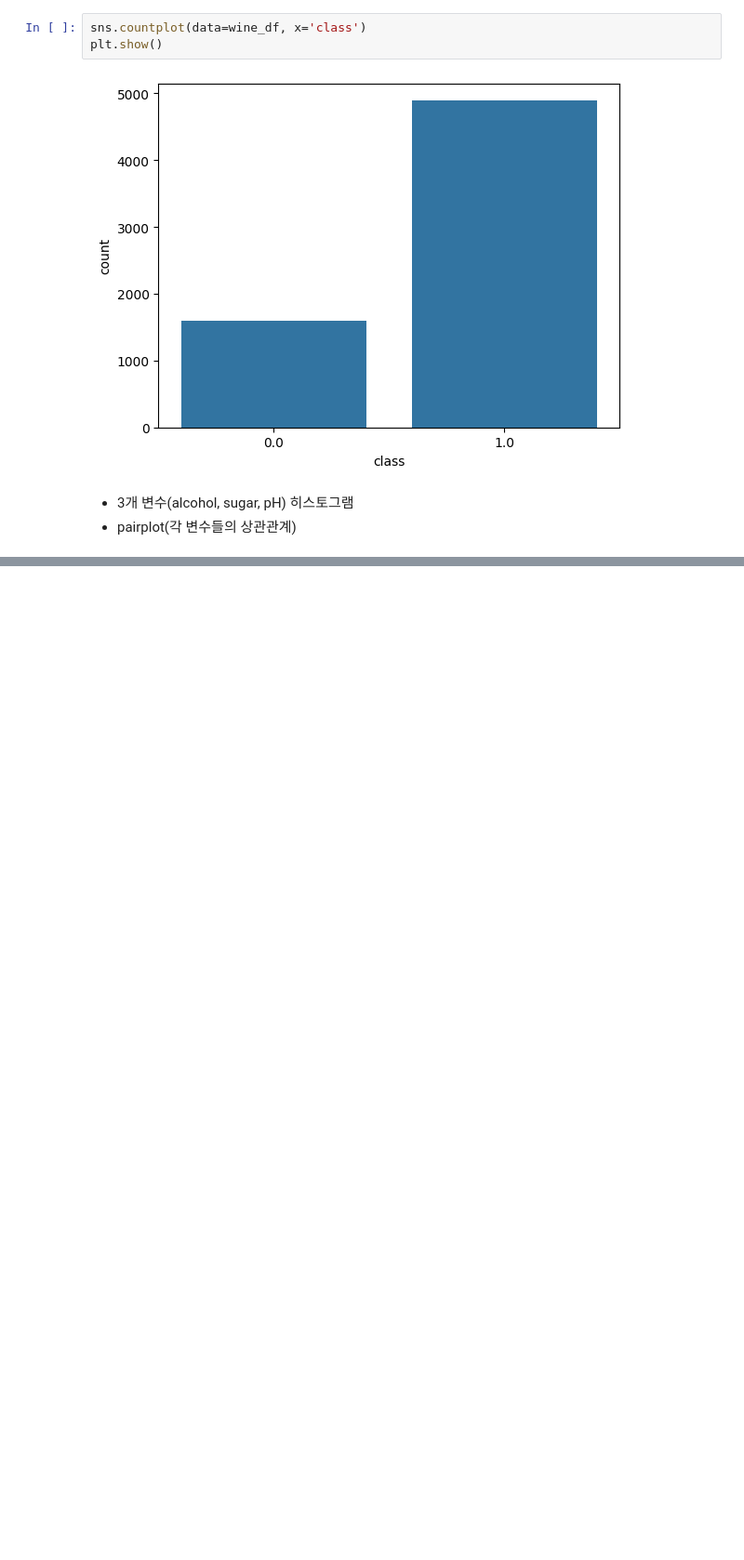
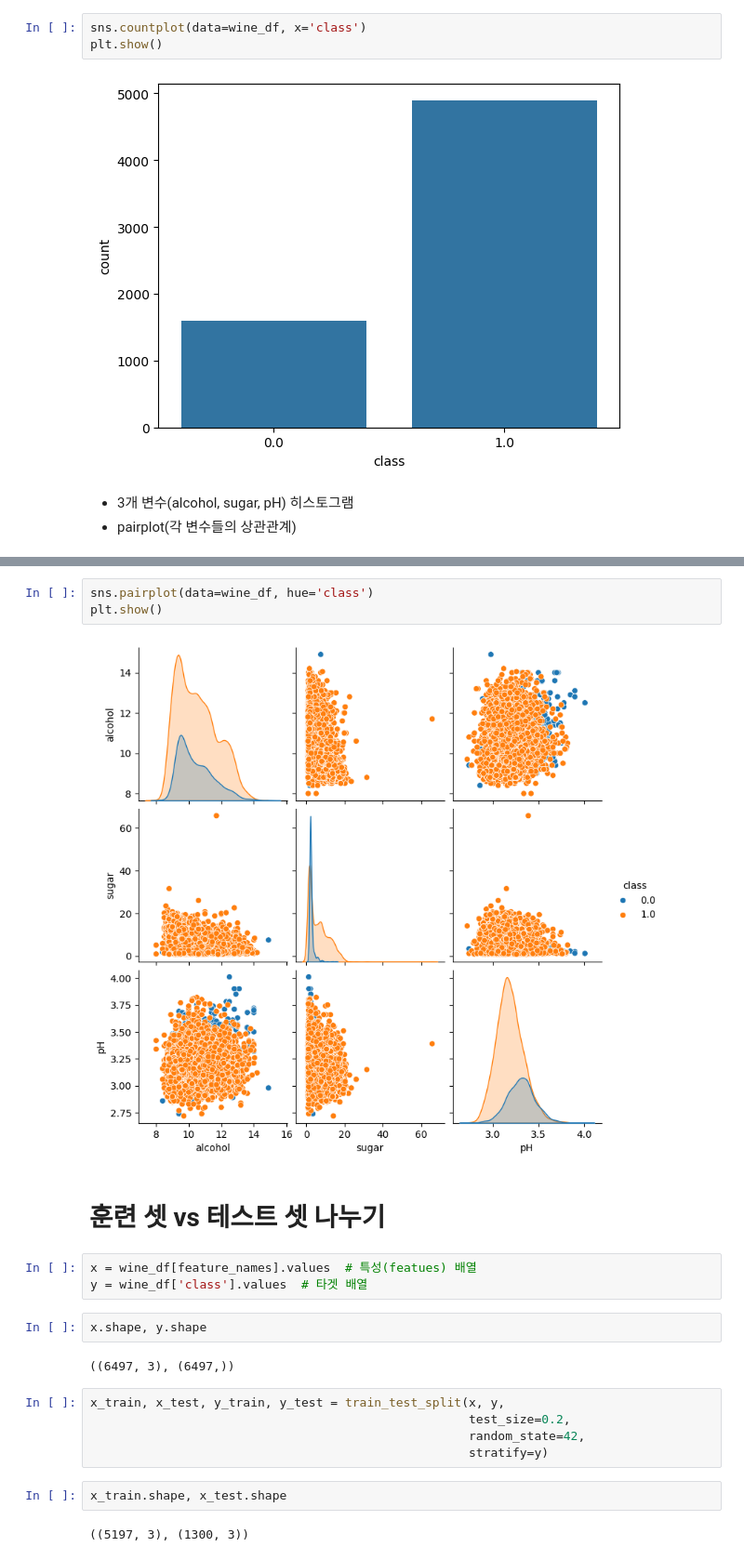
Before and after one commit to JakeOh/202605_BD57, a Jupyter notebook: lab_ml/ml10_tree.ipynb, the cells around one changed output, grey strips where cells are left out. Shown at 93% size. Saved outputs shown, nothing was run; the diff lists cells and outputs as text; blank space fills up the shorter version.

```diff
--- a/lab_ml/ml10_tree.ipynb
+++ b/lab_ml/ml10_tree.ipynb
@@ -82,0 +104,23 @@ plt.show()
+# %%
+sns.pairplot(data=wine_df, hue='class')
+plt.show()
+# %% [output]
+[figure, added]
+# %% [markdown]
+# 훈련 셋 vs 테스트 셋 나누기
+# %%
+x = wine_df[feature_names].values  # 특성(featues) 배열
+y = wine_df['class'].values  # 타겟 배열
+# %%
+x.shape, y.shape
+# %% [output]
+((6497, 3), (6497,))
+# %%
+x_train, x_test, y_train, y_test = train_test_split(x, y,
+                                                    test_size=0.2,
+                                                    random_state=42,
+                                                    stratify=y)
+# %%
+x_train.shape, x_test.shape
+# %% [output]
+((5197, 3), (1300, 3))
```
Also changed, not shown: parts of 21 cells of this notebook.
